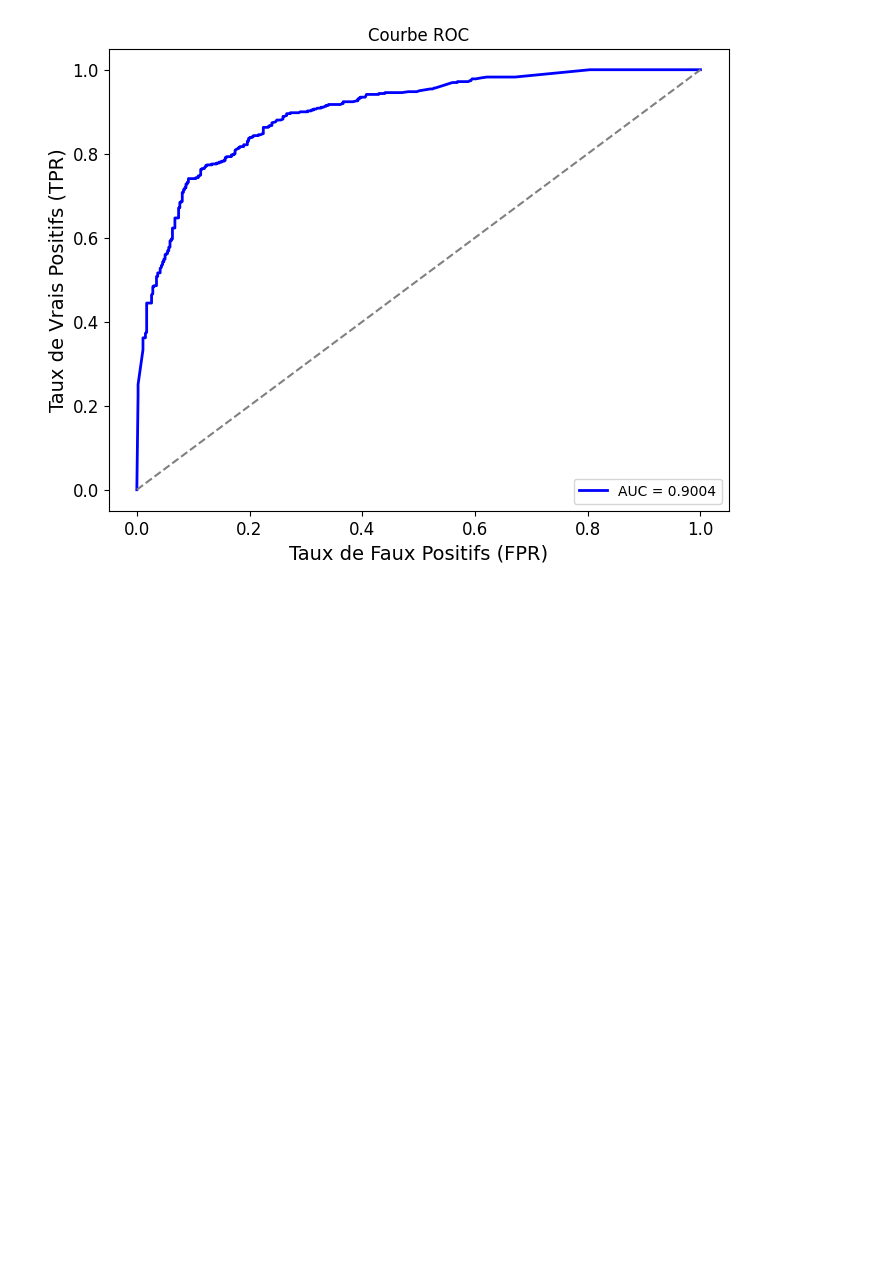
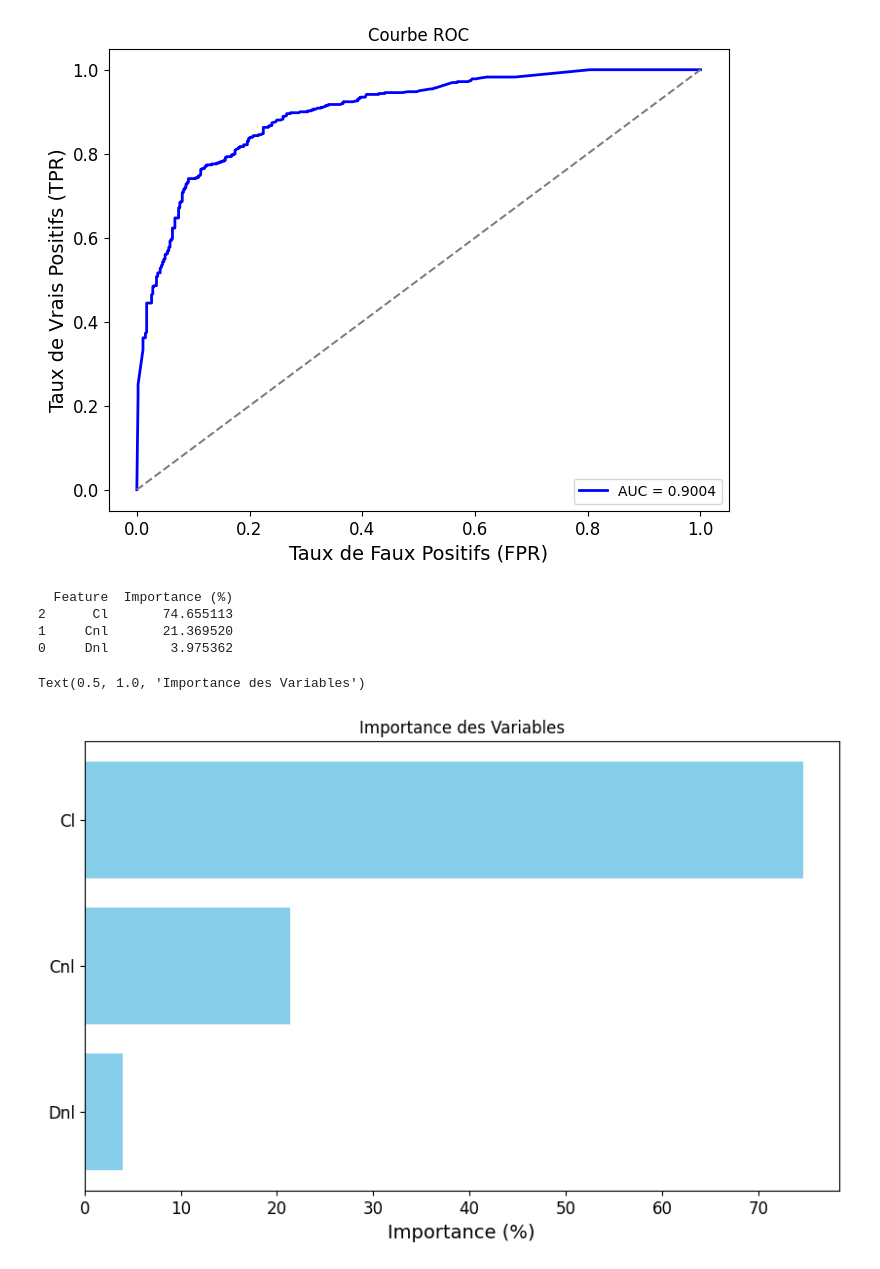
Before and after one commit to mdunand2/2024_MLEES, a Jupyter notebook: Project/Landslide_Italy.ipynb, the cells around one changed output. Saved outputs shown, nothing was run; the diff lists cells and outputs as text; code cells hidden in the pictures; blank space fills up the shorter version.

```diff
--- a/Project/Landslide_Italy.ipynb
+++ b/Project/Landslide_Italy.ipynb
@@ -768,3 +768,36 @@ plt.legend(loc='lower right')
 plt.show()
 # %% [output]
 [figure]
+# %%
+import pandas as pd
+import matplotlib.pyplot as plt
+
+# Extraire l'importance des variables
+importance = xgb_final_model.feature_importances_
+
+# Convertir en pourcentage
+importance_percentage = 100 * (importance / importance.sum())
+
+# Créer un DataFrame pour faciliter la visualisation
+features = X_train.columns  # Utiliser les noms des colonnes d'origine
+feature_importance_df = pd.DataFrame({
+    'Feature': features,
+    'Importance (%)': importance_percentage
+}).sort_values(by='Importance (%)', ascending=False)
+
+# Affichage de l'importance des variables
+print(feature_importance_df)
+
+# Tracer un graphique à barres pour l'importance des variables
+plt.figure(figsize=(10, 6))
+plt.barh(feature_importance_df['Feature'], feature_importance_df['Importance (%)'], color='skyblue')
+plt.gca().invert_yaxis()  # Inverser l'axe y pour que les plus importantes soient en haut
+plt.xlabel('Importance (%)')
+plt.title("Importance des Variables")
+# %% [output]
+  Feature  Importance (%)
+2      Cl       74.655113
+1     Cnl       21.369520
+0     Dnl        3.975362
+Text(0.5, 1.0, 'Importance des Variables')
+[figure, added]
```
Also changed, not shown: parts of 22 cells of this notebook.
